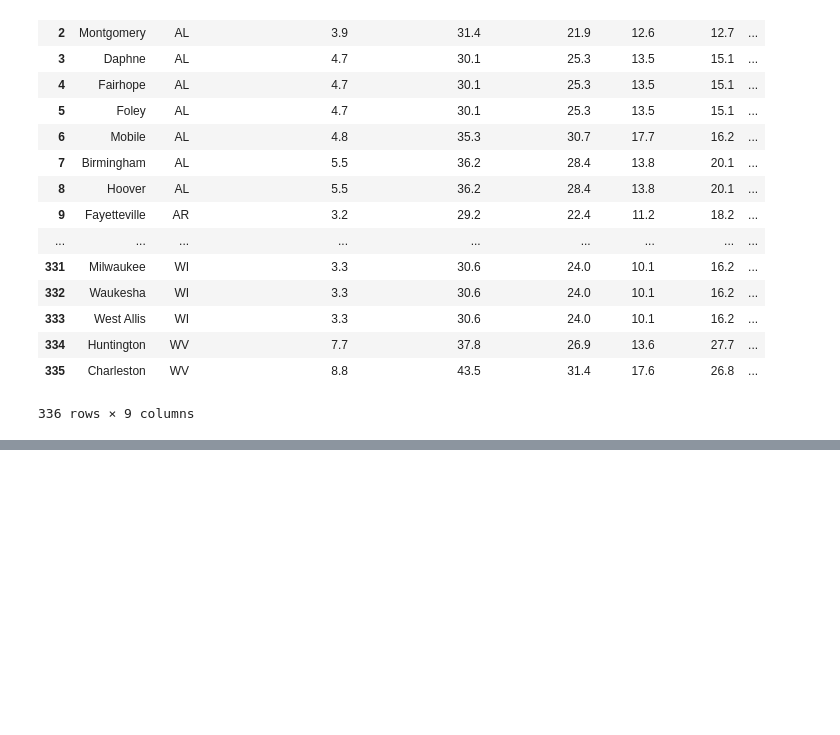
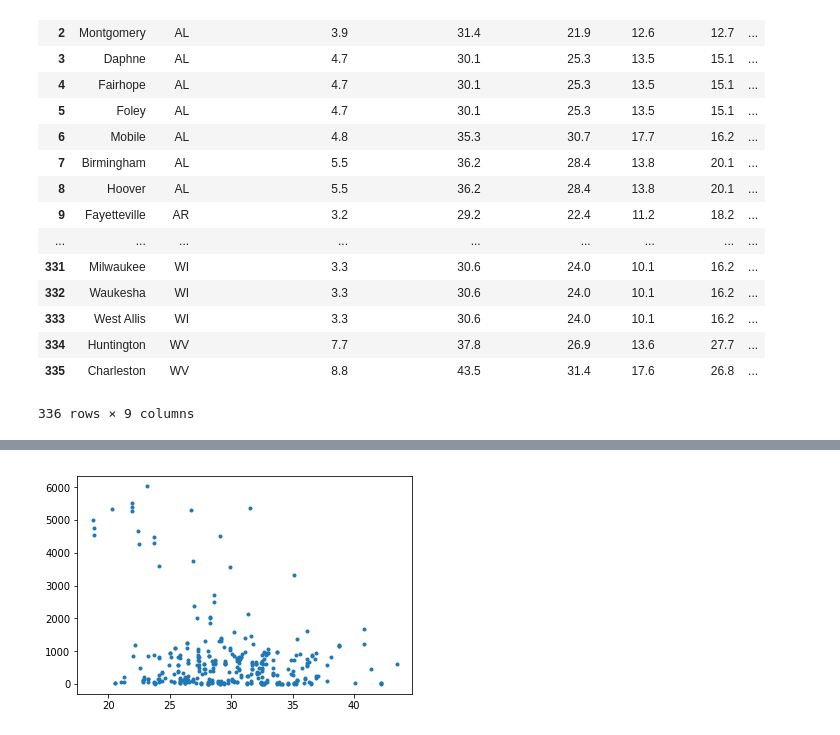
Before and after one commit to jcskywalker/COGS-108, a Jupyter notebook: COGS_108_Project.ipynb, the cells around one changed output, grey strips where cells are left out. Drawn from its saved outputs; the diff is of its cells as text; code cells hidden in the pictures; blank space fills up the shorter version.

```diff
--- a/COGS_108_Project.ipynb
+++ b/COGS_108_Project.ipynb
@@ -251,0 +252,6 @@ ax.plot(df_h_atk_elev['Percent with Heart Attack'], df_h_atk_elev['Elevation'],
+# %%
+f, ax = plt.subplots()
+ax.plot(df_h_atk_elev['High Blood Pressure'], df_h_atk_elev['Elevation'], '.')
+plt.gcf()
+# %% [output]
+[figure, added]
```
Also changed, not shown: parts of 12 cells of this notebook.
